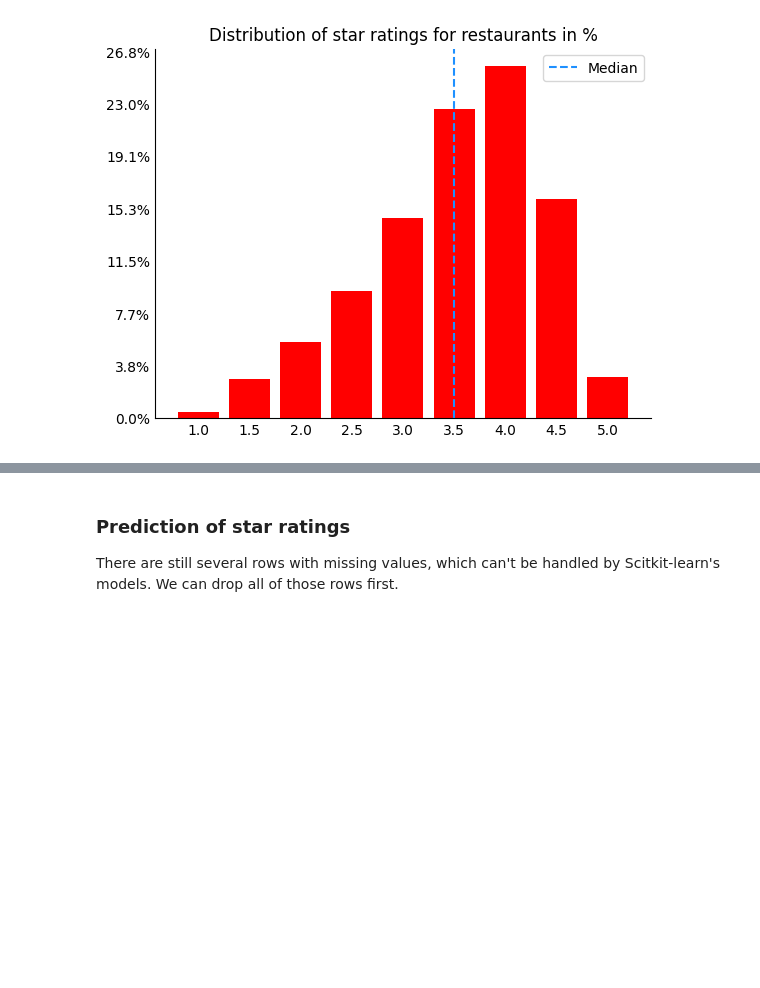
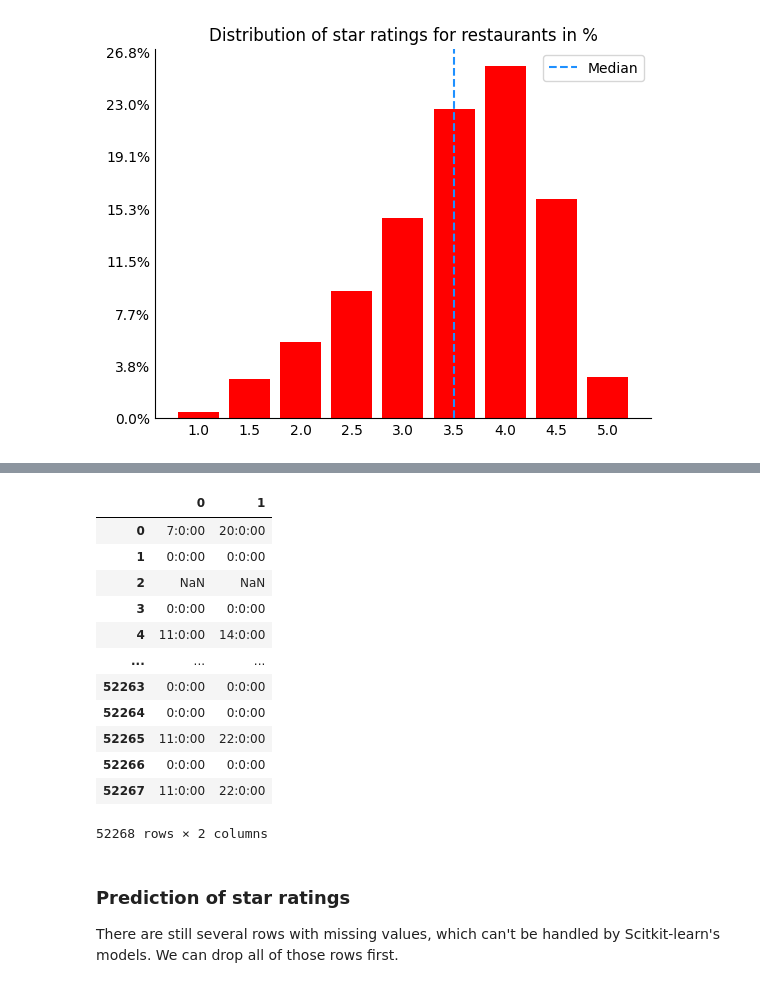
Before and after one commit to raska0010/yelp-customer-reviews, a Jupyter notebook: data_cleaning.ipynb, the cells around one changed output, grey strips where cells are left out. Saved outputs shown, nothing was run; the diff lists cells and outputs as text; code cells hidden in the pictures; blank space fills up the shorter version.

```diff
--- a/data_cleaning.ipynb
+++ b/data_cleaning.ipynb
@@ -196,3 +240,19 @@ plt.show();
+# %%
+hours
+# %% [output]
+|  | 0 | 1 |
+| 0 | 7:0:00 | 20:0:00 |
+| 1 | 0:0:00 | 0:0:00 |
+| 2 | NaN | NaN |
+| 3 | 0:0:00 | 0:0:00 |
+| 4 | 11:0:00 | 14:0:00 |
+| ... | ... | ... |
+| 52263 | 0:0:00 | 0:0:00 |
+| 52264 | 0:0:00 | 0:0:00 |
+| 52265 | 11:0:00 | 22:0:00 |
+| 52266 | 0:0:00 | 0:0:00 |
+| 52267 | 11:0:00 | 22:0:00 |
+52268 rows × 2 columns
 # %% [markdown]
 ### Prediction of star ratings
 
```
Also changed, not shown: parts of 7 cells of this notebook.
